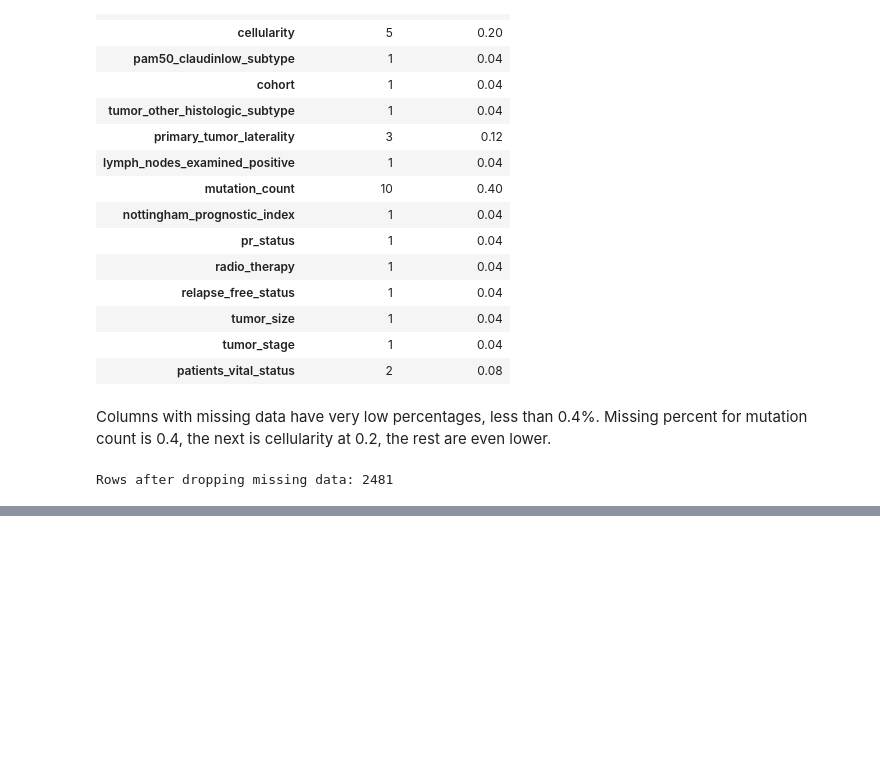
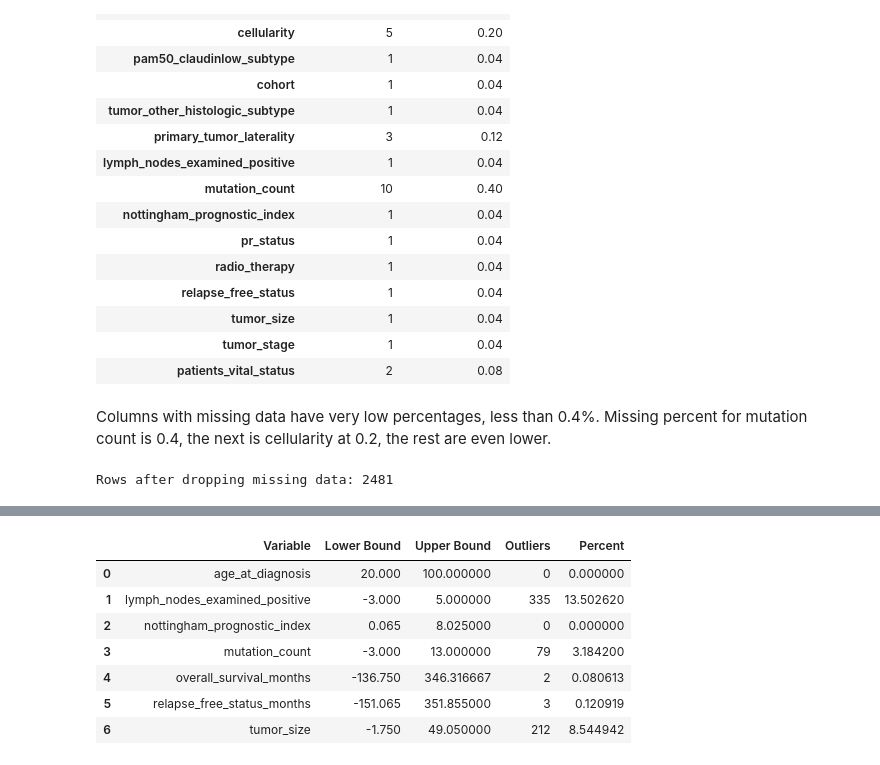
Before and after one commit to jbakkiyanathan/AAI500_Breast_Cancer_Analysis, a Jupyter notebook: breast_cancer_final.ipynb, the cells around one changed output, grey strips where cells are left out. Cells and saved outputs as stored; diff of their text form; code cells hidden in the pictures; blank space fills up the shorter version.

```diff
--- a/breast_cancer_final.ipynb
+++ b/breast_cancer_final.ipynb
@@ -140,0 +172,37 @@ Rows after dropping missing data: 2481
+# %%
+# check for outliers in continuous columns
+outlier_summary = []
+
+for col in continuous_cols:
+    Q1 = cancer_df_unique_cleaned[col].quantile(0.25)
+    Q3 = cancer_df_unique_cleaned[col].quantile(0.75)
+    IQR = Q3 - Q1
+
+    lower_bound = Q1 - 1.5 * IQR
+    upper_bound = Q3 + 1.5 * IQR
+
+    outliers = cancer_df_unique_cleaned[
+        (cancer_df_unique_cleaned[col] < lower_bound) |
+        (cancer_df_unique_cleaned[col] > upper_bound)
+    ]
+
+    outlier_summary.append({
+        "Variable": col,
+        "Lower Bound": lower_bound,
+        "Upper Bound": upper_bound,
+        "Outliers": len(outliers),
+        "Percent": len(outliers) / len(cancer_df_unique_cleaned) * 100
+    })
+
+outlier_df = pd.DataFrame(outlier_summary)
+
+outlier_df
+# %% [output]
+|  | Variable | Lower Bound | Upper Bound | Outliers | Percent |
+| 0 | age_at_diagnosis | 20.000 | 100.000000 | 0 | 0.000000 |
+| 1 | lymph_nodes_examined_positive | -3.000 | 5.000000 | 335 | 13.502620 |
+| 2 | nottingham_prognostic_index | 0.065 | 8.025000 | 0 | 0.000000 |
+| 3 | mutation_count | -3.000 | 13.000000 | 79 | 3.184200 |
+| 4 | overall_survival_months | -136.750 | 346.316667 | 2 | 0.080613 |
+| 5 | relapse_free_status_months | -151.065 | 351.855000 | 3 | 0.120919 |
+| 6 | tumor_size | -1.750 | 49.050000 | 212 | 8.544942 |
```
Also changed, not shown: parts of 16 cells of this notebook, 1 other file.
